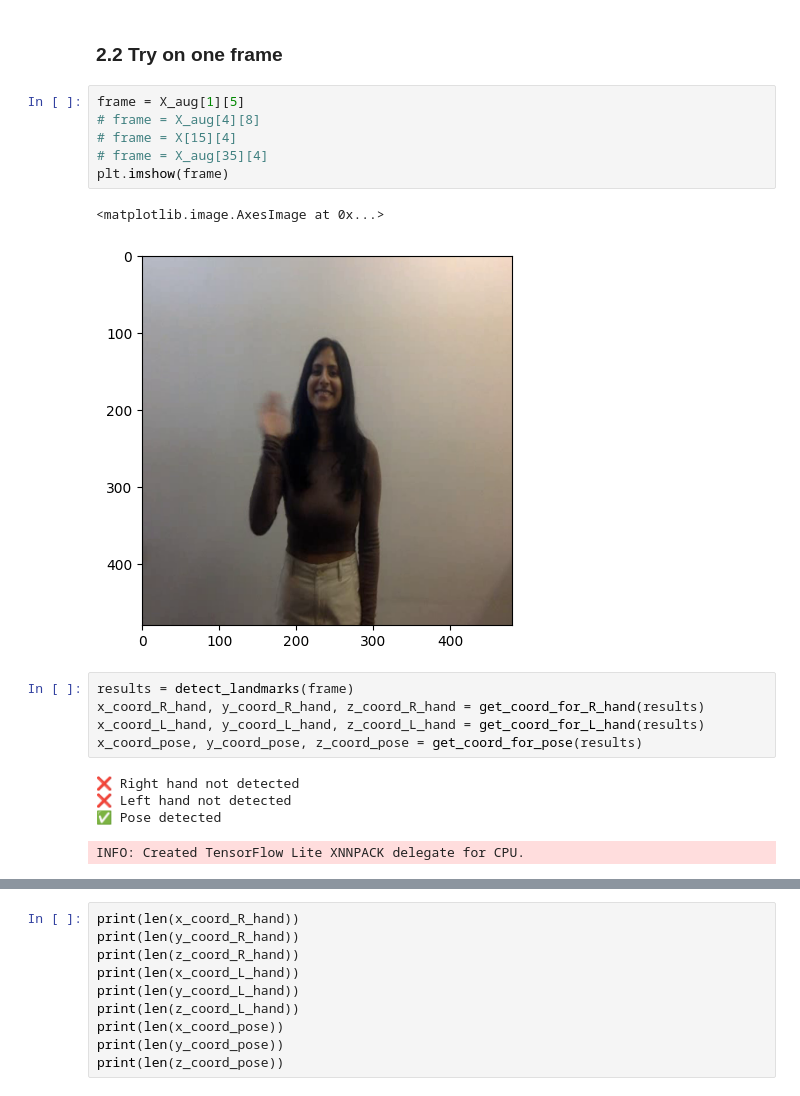
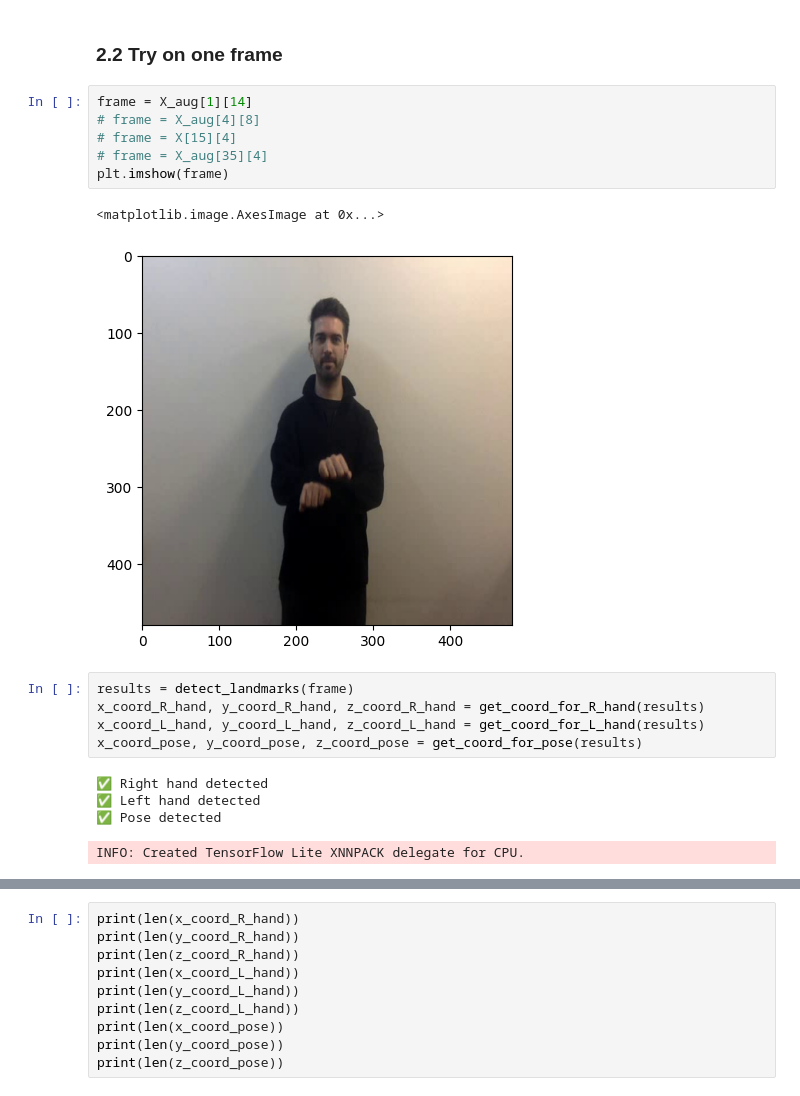
Before and after one commit to Kaaykun/SignFlow, a Jupyter notebook: backend/notebooks/mediapipe_ET.ipynb, the cells around one changed output, grey strips where cells are left out. Drawn from its saved outputs; the diff is of its cells as text.

```diff
--- a/backend/notebooks/mediapipe_ET.ipynb
+++ b/backend/notebooks/mediapipe_ET.ipynb
@@ -249,22 +242,22 @@ def normalized_coordinates_per_frame(results):
 # %% [markdown]
 ### 2.2 Try on one frame
 # %%
-frame = X_aug[1][5]
+frame = X_aug[1][14]
 # frame = X_aug[4][8]
 # frame = X[15][4]
 # frame = X_aug[35][4]
 plt.imshow(frame)
 # %% [output]
 <matplotlib.image.AxesImage at 0x...>
-[figure, old version]
+[figure, new version]
 # %%
 results = detect_landmarks(frame)
 x_coord_R_hand, y_coord_R_hand, z_coord_R_hand = get_coord_for_R_hand(results)
 x_coord_L_hand, y_coord_L_hand, z_coord_L_hand = get_coord_for_L_hand(results)
 x_coord_pose, y_coord_pose, z_coord_pose = get_coord_for_pose(results)
 # %% [output]
-❌ Right hand not detected
-❌ Left hand not detected
+✅ Right hand detected
+✅ Left hand detected
 ✅ Pose detected
 INFO: Created TensorFlow Lite XNNPACK delegate for CPU.
 # %%
```
Also changed, not shown: parts of 21 cells of this notebook, 1 other file.
